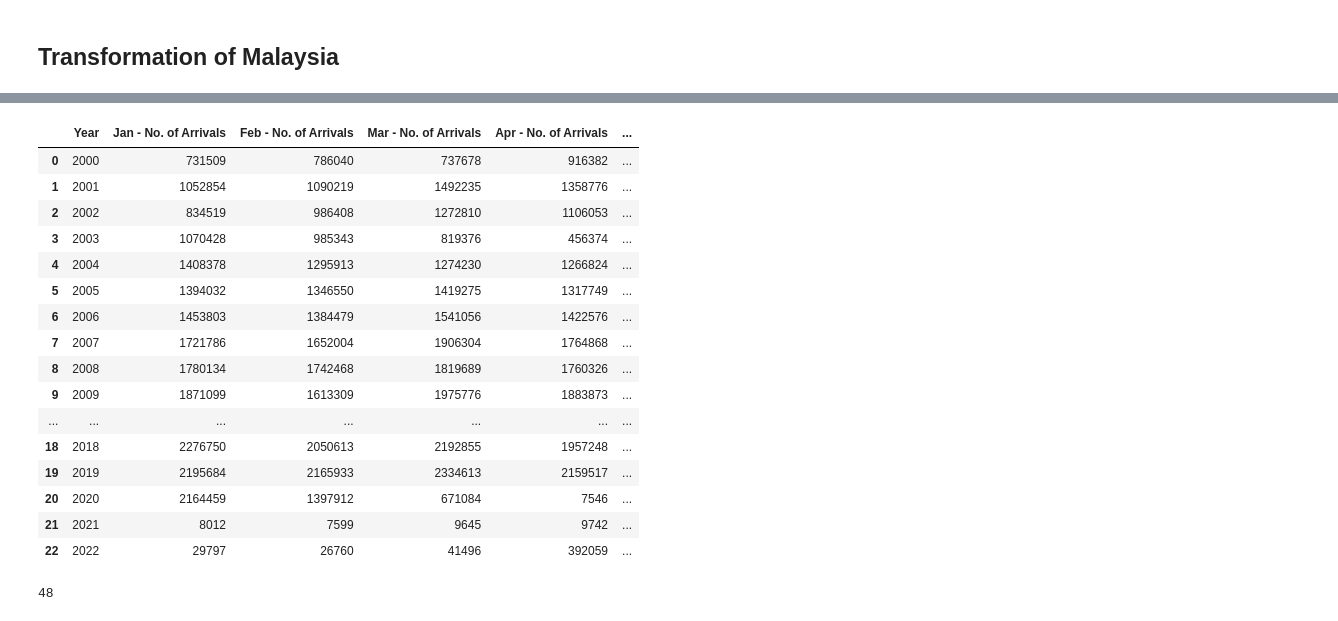
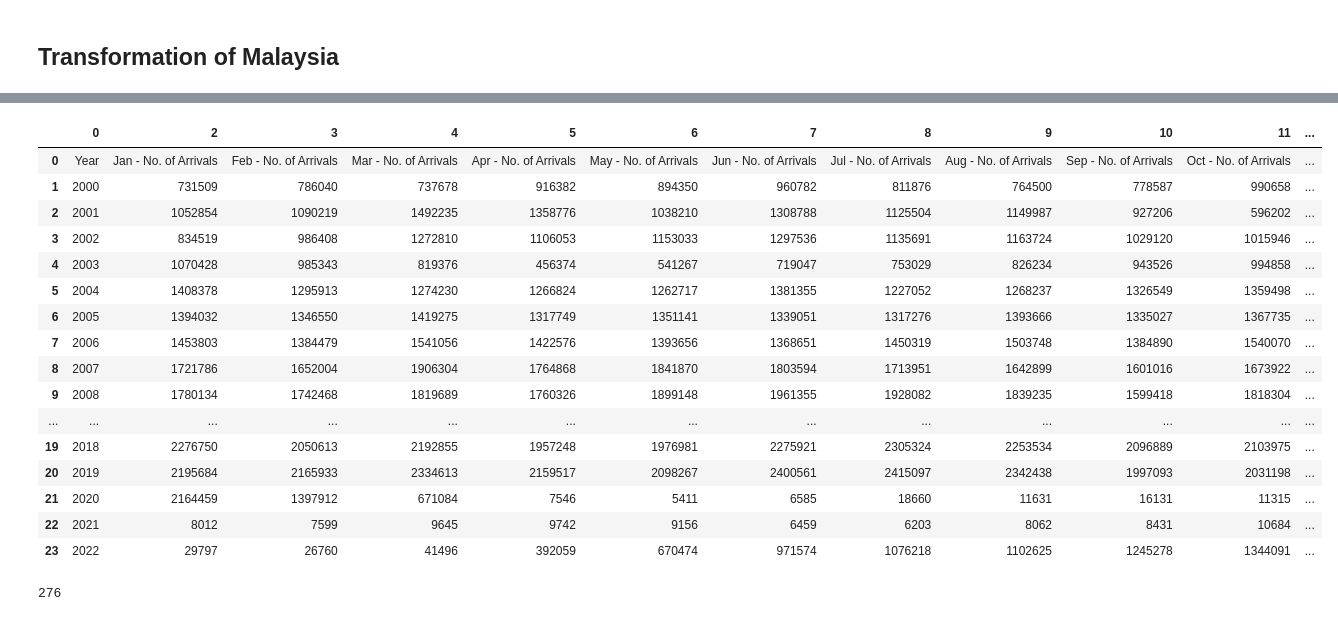
Before and after one commit to geadkee/FYP-TouristArrivalsPrediction, a Jupyter notebook: data-preprocess.ipynb, the cells around one changed output, grey strips where cells are left out. Cells and saved outputs as stored; diff of their text form; code cells hidden in the pictures.

Commit message:
finished re-arranging my's data

```diff
--- a/data-preprocess.ipynb
+++ b/data-preprocess.ipynb
@@ -109,5 +109,5 @@ still ori nan
 # %% [markdown]
 ## Transformation of Malaysia
 # %%
-file = pd.read_csv(r"malaysia.csv")
+file = pd.read_csv(r"malaysia.csv", header=None)
 file.head(20)
@@ -116,23 +154,24 @@ file1 = file.drop(file.iloc[:, -12:-1], axis=1)
 # %%
-file1 = file1.drop(["Destination", "Dec - Percentage Change Year on Year"], axis=1)
+# file1 = file1.drop(["Destination", "Dec - Percentage Change Year on Year"], axis=1)
+file1 = file1.drop([1, 25], axis=1)
 file1
 # %% [output]
-|  | Year | Jan - No. of Arrivals | Feb - No. of Arrivals | Mar - No. of Arrivals | Apr - No. of Arrivals | ... |
-| 0 | 2000 | 731509 | 786040 | 737678 | 916382 | ... |
-| 1 | 2001 | 1052854 | 1090219 | 1492235 | 1358776 | ... |
-| 2 | 2002 | 834519 | 986408 | 1272810 | 1106053 | ... |
-| 3 | 2003 | 1070428 | 985343 | 819376 | 456374 | ... |
-| 4 | 2004 | 1408378 | 1295913 | 1274230 | 1266824 | ... |
-| 5 | 2005 | 1394032 | 1346550 | 1419275 | 1317749 | ... |
-| 6 | 2006 | 1453803 | 1384479 | 1541056 | 1422576 | ... |
-| 7 | 2007 | 1721786 | 1652004 | 1906304 | 1764868 | ... |
-| 8 | 2008 | 1780134 | 1742468 | 1819689 | 1760326 | ... |
-| 9 | 2009 | 1871099 | 1613309 | 1975776 | 1883873 | ... |
-| ... | ... | ... | ... | ... | ... | ... |
-| 18 | 2018 | 2276750 | 2050613 | 2192855 | 1957248 | ... |
-| 19 | 2019 | 2195684 | 2165933 | 2334613 | 2159517 | ... |
-| 20 | 2020 | 2164459 | 1397912 | 671084 | 7546 | ... |
-| 21 | 2021 | 8012 | 7599 | 9645 | 9742 | ... |
-| 22 | 2022 | 29797 | 26760 | 41496 | 392059 | ... |
+|  | 0 | 2 | 3 | 4 | 5 | 6 | 7 | 8 | 9 | 10 | 11 | ... |
+| 0 | Year | Jan - No. of Arrivals | Feb - No. of Arrivals | Mar - No. of Arrivals | Apr - No. of Arrivals | May - No. of Arrivals | Jun - No. of Arrivals | Jul - No. of Arrivals | Aug - No. of Arrivals | Sep - No. of Arrivals | Oct - No. of Arrivals | ... |
+| 1 | 2000 | 731509 | 786040 | 737678 | 916382 | 894350 | 960782 | 811876 | 764500 | 778587 | 990658 | ... |
+| 2 | 2001 | 1052854 | 1090219 | 1492235 | 1358776 | 1038210 | 1308788 | 1125504 | 1149987 | 927206 | 596202 | ... |
+| 3 | 2002 | 834519 | 986408 | 1272810 | 1106053 | 1153033 | 1297536 | 1135691 | 1163724 | 1029120 | 1015946 | ... |
+| 4 | 2003 | 1070428 | 985343 | 819376 | 456374 | 541267 | 719047 | 753029 | 826234 | 943526 | 994858 | ... |
+| 5 | 2004 | 1408378 | 1295913 | 1274230 | 1266824 | 1262717 | 1381355 | 1227052 | 1268237 | 1326549 | 1359498 | ... |
+| 6 | 2005 | 1394032 | 1346550 | 1419275 | 1317749 | 1351141 | 1339051 | 1317276 | 1393666 | 1335027 | 1367735 | ... |
+| 7 | 2006 | 1453803 | 1384479 | 1541056 | 1422576 | 1393656 | 1368651 | 1450319 | 1503748 | 1384890 | 1540070 | ... |
+| 8 | 2007 | 1721786 | 1652004 | 1906304 | 1764868 | 1841870 | 1803594 | 1713951 | 1642899 | 1601016 | 1673922 | ... |
+| 9 | 2008 | 1780134 | 1742468 | 1819689 | 1760326 | 1899148 | 1961355 | 1928082 | 1839235 | 1599418 | 1818304 | ... |
+| ... | ... | ... | ... | ... | ... | ... | ... | ... | ... | ... | ... | ... |
+| 19 | 2018 | 2276750 | 2050613 | 2192855 | 1957248 | 1976981 | 2275921 | 2305324 | 2253534 | 2096889 | 2103975 | ... |
+| 20 | 2019 | 2195684 | 2165933 | 2334613 | 2159517 | 2098267 | 2400561 | 2415097 | 2342438 | 1997093 | 2031198 | ... |
+| 21 | 2020 | 2164459 | 1397912 | 671084 | 7546 | 5411 | 6585 | 18660 | 11631 | 16131 | 11315 | ... |
+| 22 | 2021 | 8012 | 7599 | 9645 | 9742 | 9156 | 6459 | 6203 | 8062 | 8431 | 10684 | ... |
+| 23 | 2022 | 29797 | 26760 | 41496 | 392059 | 670474 | 971574 | 1076218 | 1102625 | 1245278 | 1344091 | ... |
 # %%
 year = []
@@ -142,11 +183,13 @@ for e in file.iloc[0:, 0]:
-# %%
-month = []
-for i in range(4):
-    for m in data16to19.iloc[2:14, 0]:
-        month.append(m)
-
-len(month)
-# %% [output]
-48
+# %%
+mo = [1, 2, 3, 4, 5, 6, 7, 8, 9, 10, 11, 12]
+month = []
+
+for m in mo:
+    for  i in range(23):
+        month.append(m)
+
+len(month)
+# %% [output]
+276
 # %%
 arrivals = []
```
Also changed, not shown: parts of 6 cells of this notebook, 1 other file.
